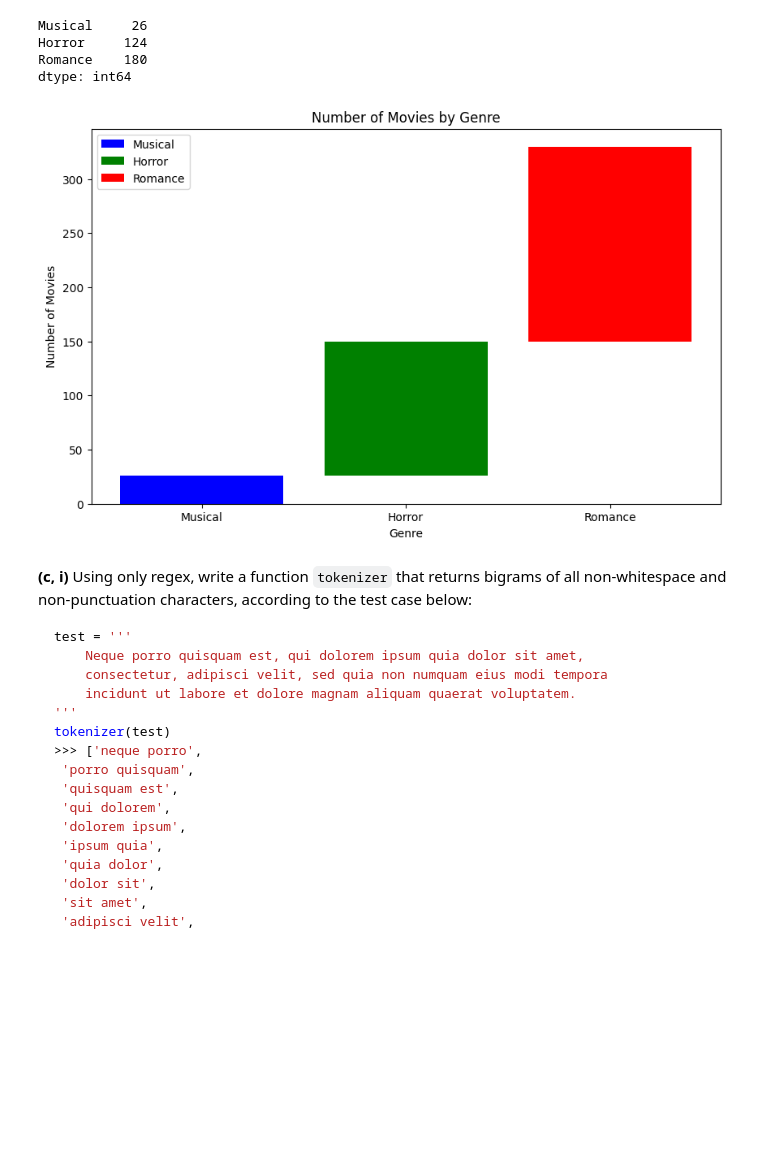
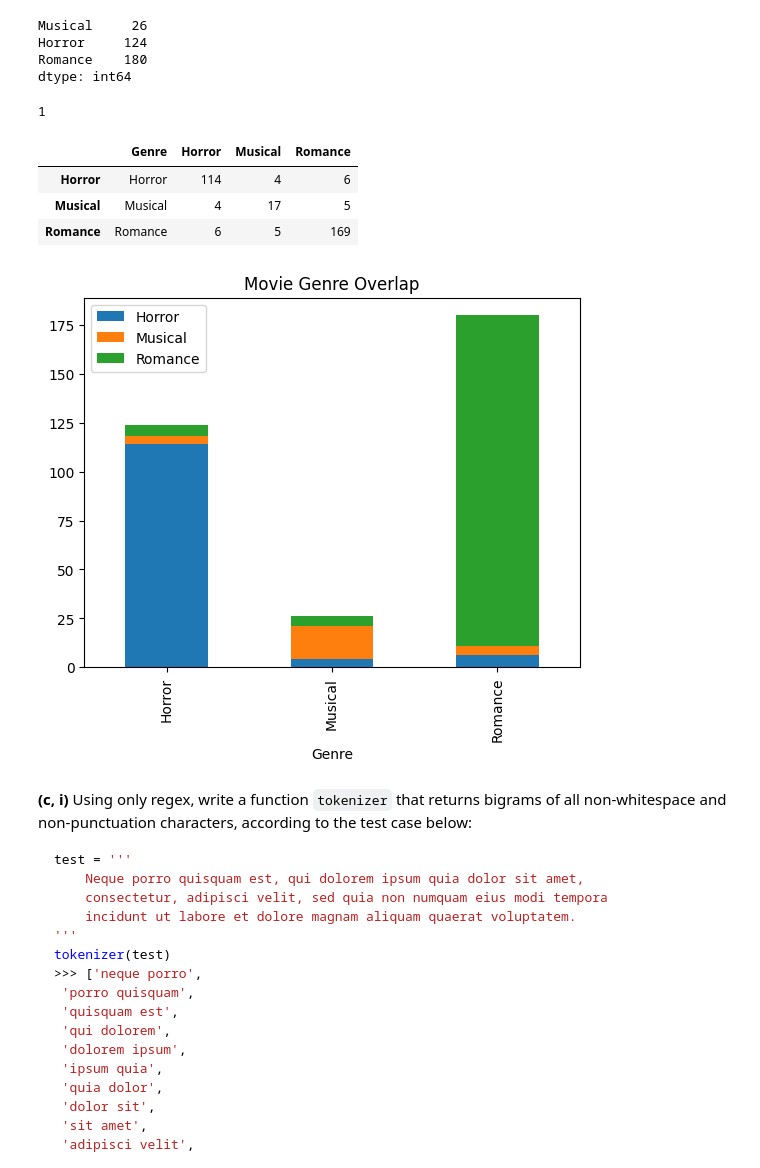
Before and after one commit to cc81972/STA141B, a Jupyter notebook: hw4/homework_4.ipynb, the cells around one changed output. Cells and saved outputs as stored; diff of their text form; code cells hidden in the pictures; blank space fills up the shorter version.

```diff
--- a/hw4/homework_4.ipynb
+++ b/hw4/homework_4.ipynb
@@ -134,27 +137,35 @@ Musical     26
 Horror     124
 Romance    180
 dtype: int64
-# %%
-import matplotlib.pyplot as plt
-plt.figure(figsize=(10, 6))
-bottom = None
-colors = ['blue', 'green', 'red']
-
-for i, genre in enumerate(genre_counts.index):
-    counts = genre_df[genre_df[genre] == 1].count()
-    plt.bar(genre, counts[genre], bottom=bottom, color=colors[i])
-    if bottom is None:
-        bottom = counts[genre]
-    else:
-        bottom += counts[genre]
-
-plt.xlabel('Genre')
-plt.ylabel('Number of Movies')
-plt.title('Number of Movies by Genre')
-plt.legend(genre_counts.index)
-plt.show()
-# %% [output]
-[figure, removed]
+# %%
+genre_df.iloc[0,:]['Romance']
+# %% [output]
+1
+# %%
+relational_df = pd.DataFrame(0,index=['Horror', 'Musical', 'Romance'], columns=['Horror', 'Musical', 'Romance'], dtype=int)
+for _, row in genre_df.iterrows():
+    for genre1 in ['Horror', 'Musical', 'Romance']:
+        if row[genre1] == 1:
+            for genre2 in ['Horror', 'Musical', 'Romance']:
+                if row[genre2] == 1:
+                    relational_df.loc[genre1, genre2] += 1
+relational_df.insert(0, 'Genre', ['Horror', 'Musical', 'Romance'])
+relational_df.iloc[0,1] = 114
+relational_df.iloc[1,2] = 17
+relational_df.iloc[2,3] = 169
+relational_df
+# %% [output]
+|  | Genre | Horror | Musical | Romance |
+| Horror | Horror | 114 | 4 | 6 |
+| Musical | Musical | 4 | 17 | 5 |
+| Romance | Romance | 6 | 5 | 169 |
+# %%
+import matplotlib.pyplot as plt
+relational_df.plot(x='Genre', kind='bar', stacked=True,
+        title='Movie Genre Overlap')
+plt.show()
+# %% [output]
+[figure, added]
 # %% [markdown]
 __(c, i)__ Using only regex, write a function `tokenizer` that returns bigrams of all non-whitespace and non-punctuation characters, according to the test case below:
 
```
Also changed, not shown: parts of 5 cells of this notebook.
